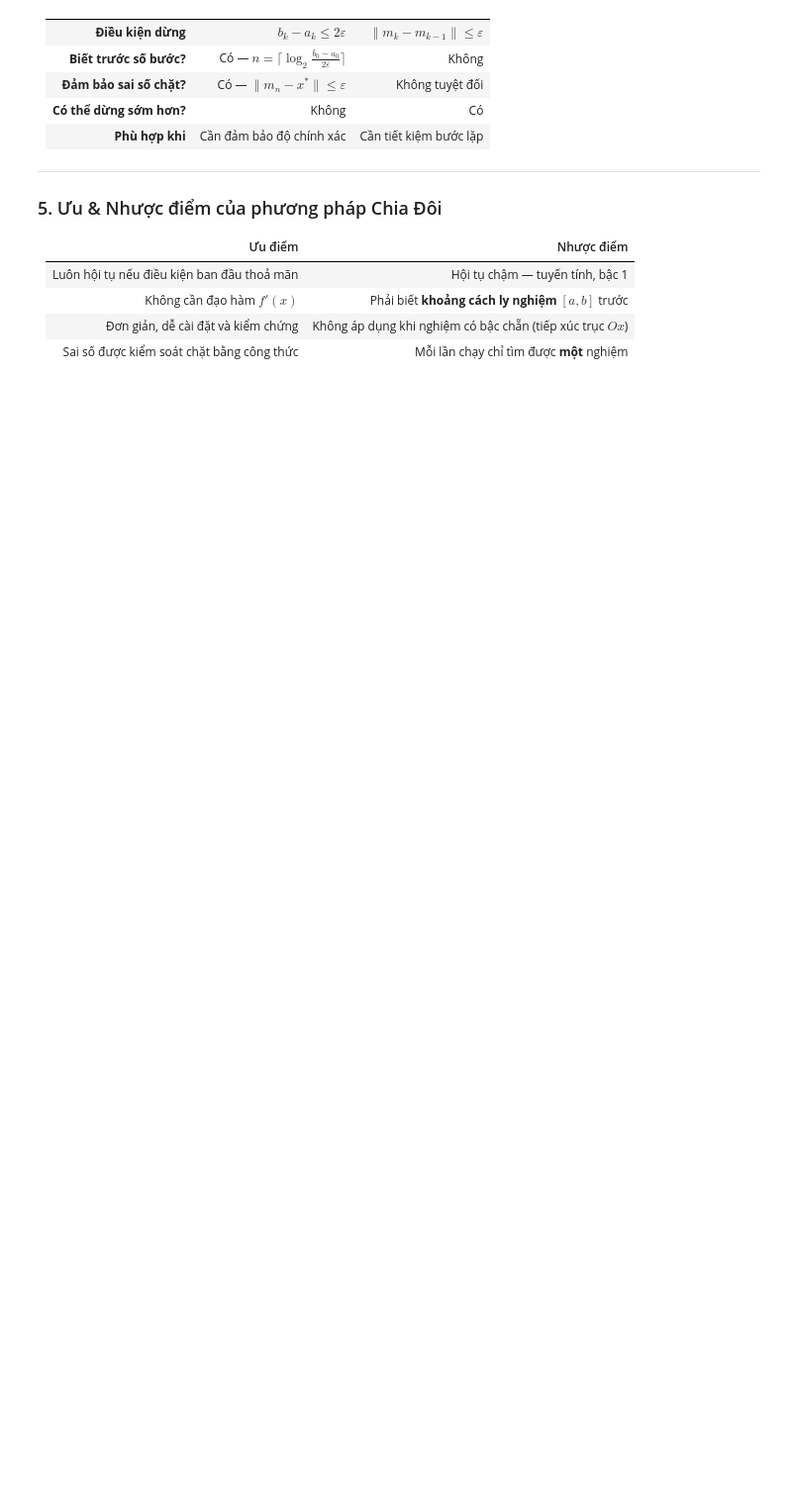
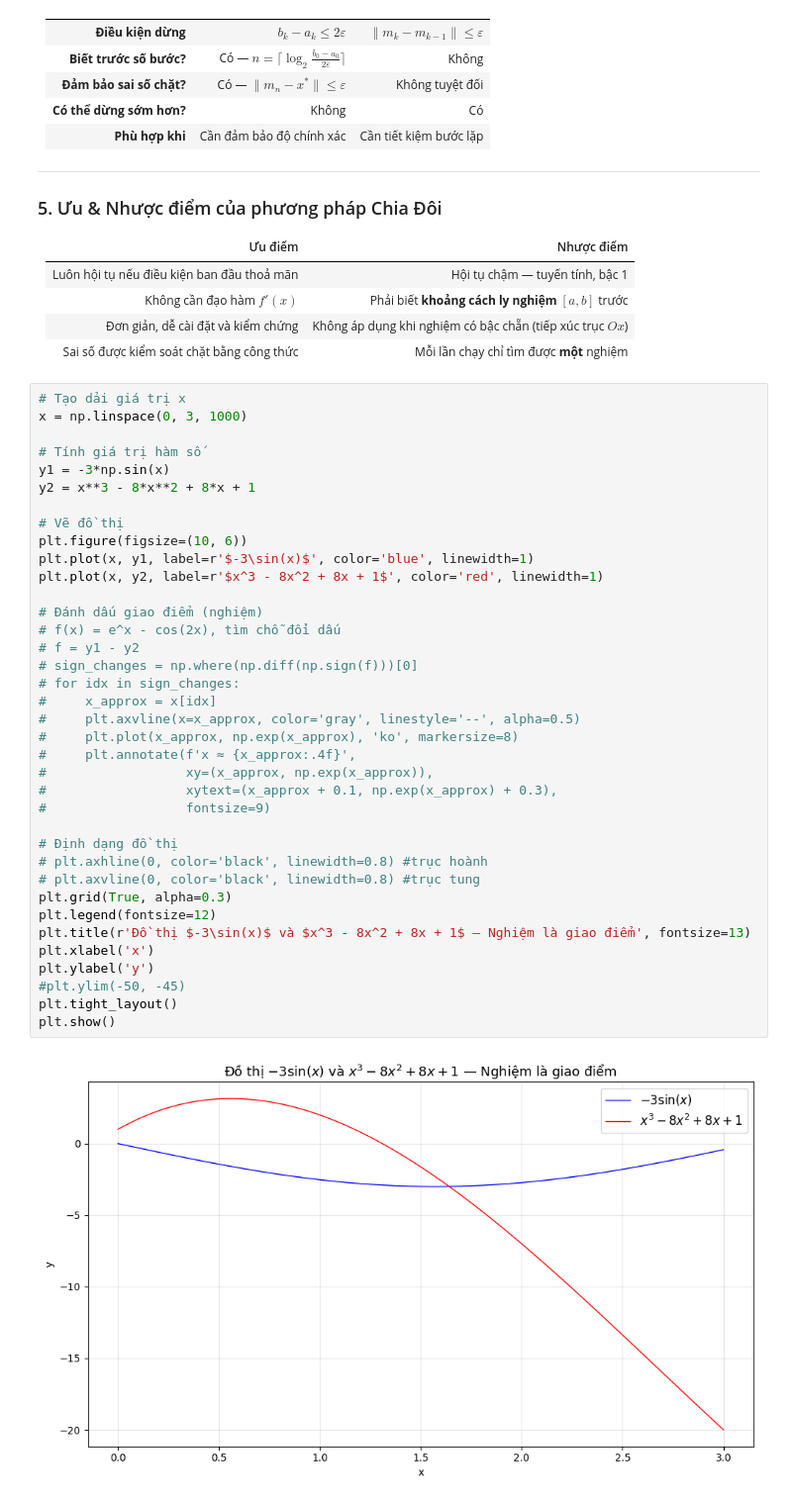
Before and after one commit to ndhieu2005/Numerical-Calculus-Code, a Jupyter notebook: Week2.ipynb, the cells around one changed output. Shown at 99% size. Drawn from its saved outputs; the diff is of its cells as text; blank space fills up the shorter version.

```diff
--- a/Week2.ipynb
+++ b/Week2.ipynb
@@ -380,3 +380,42 @@ Trả về x* = m
 | Không cần đạo hàm $f'(x)$ | Phải biết **khoảng cách ly nghiệm** $[a, b]$ trước |
 | Đơn giản, dễ cài đặt và kiểm chứng | Không áp dụng khi nghiệm có bậc chẵn (tiếp xúc trục $Ox$) |
 | Sai số được kiểm soát chặt bằng công thức | Mỗi lần chạy chỉ tìm được **một** nghiệm |
+# %%
+# Tạo dải giá trị x
+x = np.linspace(0, 3, 1000)
+
+# Tính giá trị hàm số
+y1 = -3*np.sin(x)
+y2 = x**3 - 8*x**2 + 8*x + 1
+
+# Vẽ đồ thị
+plt.figure(figsize=(10, 6))
+plt.plot(x, y1, label=r'$-3\sin(x)$', color='blue', linewidth=1)
+plt.plot(x, y2, label=r'$x^3 - 8x^2 + 8x + 1$', color='red', linewidth=1)
+
+# Đánh dấu giao điểm (nghiệm)
+# f(x) = e^x - cos(2x), tìm chỗ đổi dấu
+# f = y1 - y2
+# sign_changes = np.where(np.diff(np.sign(f)))[0]
+# for idx in sign_changes:
+#     x_approx = x[idx]
+#     plt.axvline(x=x_approx, color='gray', linestyle='--', alpha=0.5)
+#     plt.plot(x_approx, np.exp(x_approx), 'ko', markersize=8)
+#     plt.annotate(f'x ≈ {x_approx:.4f}',
+#                  xy=(x_approx, np.exp(x_approx)),
+#                  xytext=(x_approx + 0.1, np.exp(x_approx) + 0.3),
+#                  fontsize=9)
+
+# Định dạng đồ thị
+# plt.axhline(0, color='black', linewidth=0.8) #trục hoành
+# plt.axvline(0, color='black', linewidth=0.8) #trục tung
+plt.grid(True, alpha=0.3)
+plt.legend(fontsize=12)
+plt.title(r'Đồ thị $-3\sin(x)$ và $x^3 - 8x^2 + 8x + 1$ — Nghiệm là giao điểm', fontsize=13)
+plt.xlabel('x')
+plt.ylabel('y')
+#plt.ylim(-50, -45)
+plt.tight_layout()
+plt.show()
+# %% [output]
+[figure, added]
```
Also changed, not shown: parts of 1 cell of this notebook, 1 other file.
